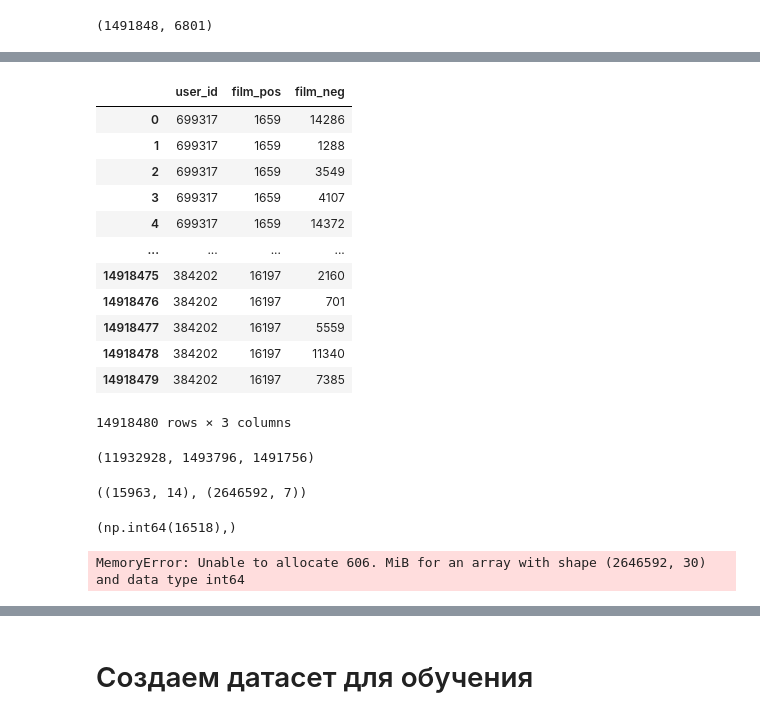
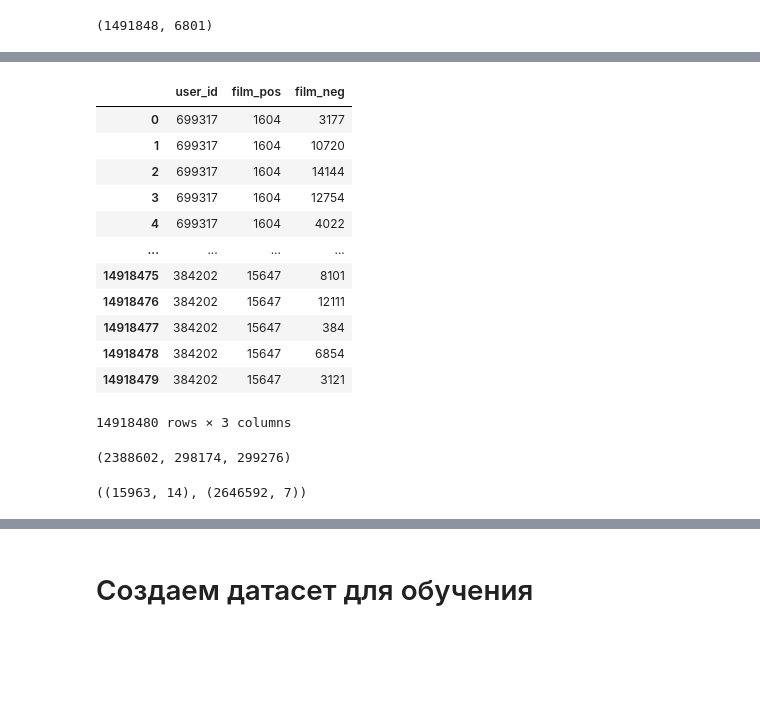
Before and after one commit to nixiieee/reelrecs, a Jupyter notebook: train_dssm.ipynb, the cells around one changed output, grey strips where cells are left out. Drawn from its saved outputs; the diff is of its cells as text; code cells hidden in the pictures; blank space fills up the shorter version.

Commit message:
Trainable DSSM

```diff
--- a/train_dssm.ipynb
+++ b/train_dssm.ipynb
@@ -189,9 +198,16 @@ N items after: 8823
+# %%
+# Step 1: Get unique IDs and create mappings
+unique_user_ids = np.unique(np.concat([interactions_df["user_id"].unique(), users_df['user_id'].unique()]))
+unique_item_ids = np.unique(np.concat([interactions_df["item_id"].unique(), items_df['item_id'].unique()]))
+
+# Create mappings (old ID → new consecutive ID starting from 0)
+user_id_map = {old_id: np.int32(new_id) for new_id, old_id in enumerate(unique_user_ids)}
+user_id_map_to_orig = {np.int32(new_id): old_id for new_id, old_id in enumerate(unique_user_ids)}
+item_id_map = {old_id: np.int32(new_id) for new_id, old_id in enumerate(unique_item_ids)}
+item_id_map_to_orig = {np.int32(new_id): old_id for new_id, old_id in enumerate(unique_item_ids)}
 # %%
-interactions_df["uid"] = interactions_df["user_id"].astype("category")
-interactions_df["uid"] = interactions_df["uid"].cat.codes
-
-interactions_df["iid"] = interactions_df["item_id"].astype("category")
-interactions_df["iid"] = interactions_df["iid"].cat.codes
+interactions_df["uid"] = interactions_df['user_id'].map(user_id_map)
+interactions_df["iid"] = interactions_df["item_id"].map(item_id_map)
 
 print(sorted(interactions_df.iid.unique())[:5])
 print(sorted(interactions_df.uid.unique())[:5])
@@ -211,9 +227,7 @@ interactions_df.head()
 positives = interactions_df[interactions_df["watched_pct"] > 80].copy()
 # del data
 film_counts = positives.groupby("item_id").size()
-films = set(film_counts
-             [film_counts >= 5]
-             .index.values)
+films = set(film_counts[film_counts >= 5].index.values)
 
 interactions_filt = positives[positives["item_id"].isin(films)]
 del positives
@@ -269,7 +276,7 @@ del interactions_filt
 # %%
 NUM_NEGATIVE_SAMPLES = 10
 triplets = pd.concat([triplets] * NUM_NEGATIVE_SAMPLES).sort_index().reset_index(drop=True)
-triplets["film_neg"] = np.random.choice(range(items_ohe_df.index.unique().shape[0]), len(triplets))
+triplets["film_neg"] = np.random.choice(items_ohe_df.index.unique(), len(triplets))
 # %%
 triplets
 # %% [output]
@@ -288,38 +295,39 @@ triplets
 14918480 rows × 3 columns
 # %%
 triplets = triplets.rename(columns={ "item_id": "film_pos"})
+triplets['film_pos'] = triplets['film_pos'].map(item_id_map)
+triplets['film_neg'] = triplets['film_neg'].map(item_id_map)
 triplets
 # %% [output]
 |  | user_id | film_pos | film_neg |
-| 0 | 699317 | 1659 | 14286 |
-| 1 | 699317 | 1659 | 1288 |
-| 2 | 699317 | 1659 | 3549 |
-| 3 | 699317 | 1659 | 4107 |
-| 4 | 699317 | 1659 | 14372 |
+| 0 | 699317 | 1604 | 3177 |
+| 1 | 699317 | 1604 | 10720 |
+| 2 | 699317 | 1604 | 14144 |
+| 3 | 699317 | 1604 | 12754 |
+| 4 | 699317 | 1604 | 4022 |
 | ... | ... | ... | ... |
-| 14918475 | 384202 | 16197 | 2160 |
-| 14918476 | 384202 | 16197 | 701 |
-| 14918477 | 384202 | 16197 | 5559 |
-| 14918478 | 384202 | 16197 | 11340 |
-| 14918479 | 384202 | 16197 | 7385 |
+| 14918475 | 384202 | 15647 | 8101 |
+| 14918476 | 384202 | 15647 | 12111 |
+| 14918477 | 384202 | 15647 | 384 |
+| 14918478 | 384202 | 15647 | 6854 |
+| 14918479 | 384202 | 15647 | 3121 |
 14918480 rows × 3 columns
 # %%
 rdm = np.random.random(len(triplets))
-train_data = triplets[rdm < 0.8]
-val_data = triplets[(rdm >= 0.8) & (rdm < 0.9)]
-test_data = triplets[rdm >= 0.9]
+rdm2 = np.random.random(len(triplets))           # use only 20% of data
+train_data = triplets[(rdm < 0.8) &              (rdm2 < 0.2)]
+val_data = triplets[(rdm >= 0.8) & (rdm < 0.9) & (rdm2 < 0.2)]
+test_data = triplets[(rdm >= 0.9) &              (rdm2 < 0.2)]
 
 len(train_data), len(val_data), len(test_data)
 # %% [output]
-(11932928, 1493796, 1491756)
+(2388602, 298174, 299276)
 # %%
 items_df.shape, interactions_df.shape
 # %% [output]
 ((15963, 14), (2646592, 7))
 # %%
-items_ohe_df.item_id.max(),
+NO_MOVIE = len(item_id_map) # arbitrary number bigger than largest item id
-# %% [output]
-(np.int64(16518),)
 # %%
 def pad_with_specific_value(lst, size, val):
     lst = list(set(lst))
@@ -328,13 +336,11 @@ def pad_with_specific_value(lst, size, val):
     return np.pad(lst, (0, size - len(lst)), 'constant', constant_values=(val))
 
 padded_users = triplets.groupby("user_id").apply(lambda x: (
-    pad_with_specific_value(x['film_pos'].tolist(), 30, 16518).tolist()
+    pad_with_specific_value(x['film_pos'].tolist(), 30, NO_MOVIE).tolist()
 ))
 
-padded_users = padded_users.reindex(range(2646592), fill_value=[16518] * 30)
+padded_users = padded_users.reindex(range(2646592), fill_value=[NO_MOVIE] * 30)
 padded_users = np.stack(padded_users.values)
-# %% [output]
-MemoryError: Unable to allocate 606. MiB for an array with shape (2646592, 30) and data type int64
 # %%
 padded_users
 # %% [output]
```
Also changed, not shown: parts of 16 cells of this notebook, 3 other files.
